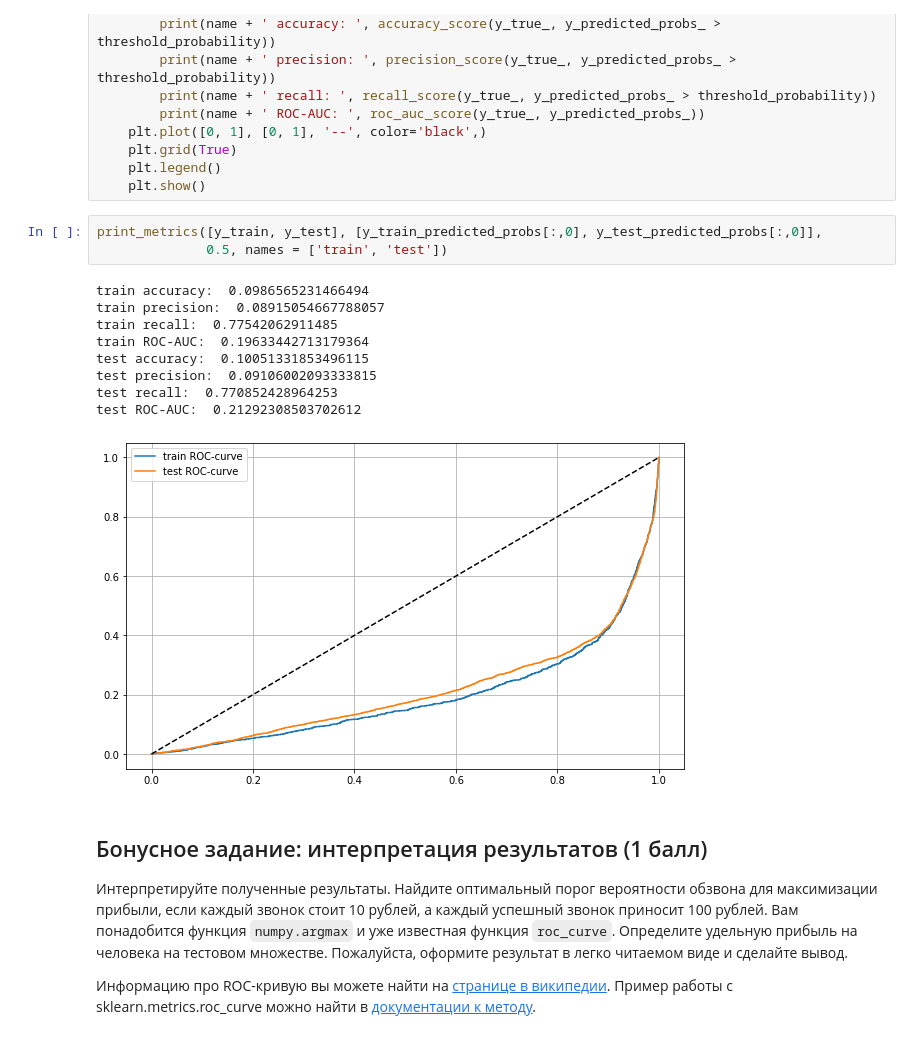
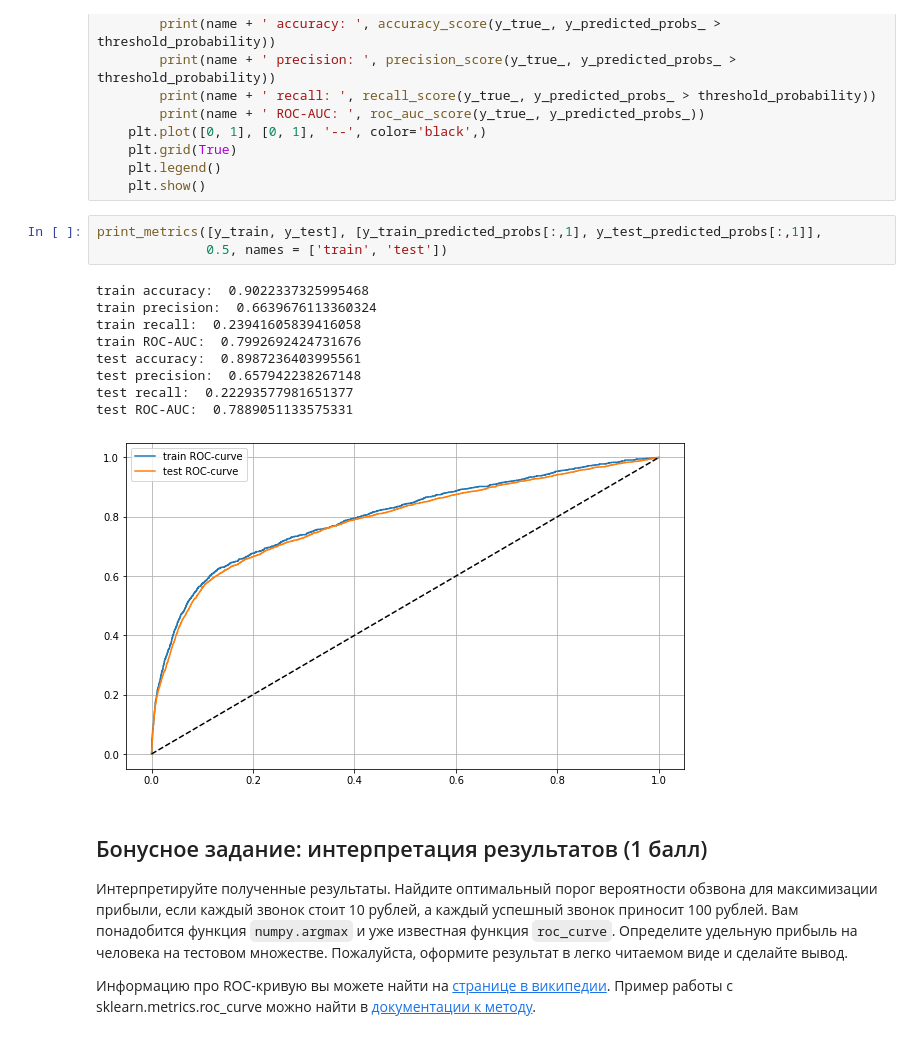
Before and after one commit to t0r1n88/stepic_prepod, a Jupyter notebook: Task 4.ipynb, the cells around one changed output. Drawn from its saved outputs; the diff is of its cells as text.

```diff
--- a/Task 4.ipynb
+++ b/Task 4.ipynb
@@ -346,18 +346,18 @@ def print_metrics(y_true, y_predicted_probs, threshold_probability = 0.5, names
     plt.legend()
     plt.show()
 # %%
-print_metrics([y_train, y_test], [y_train_predicted_probs[:,0], y_test_predicted_probs[:,0]],
+print_metrics([y_train, y_test], [y_train_predicted_probs[:,1], y_test_predicted_probs[:,1]],
               0.5, names = ['train', 'test'])
 # %% [output]
-train accuracy:  0.0986565231466494
-train precision:  0.08915054667788057
-train recall:  0.77542062911485
-train ROC-AUC:  0.19633442713179364
-test accuracy:  0.10051331853496115
-test precision:  0.09106002093333815
-test recall:  0.770852428964253
-test ROC-AUC:  0.21292308503702612
+train accuracy:  0.9022337325995468
+train precision:  0.6639676113360324
+train recall:  0.23941605839416058
+train ROC-AUC:  0.7992692424731676
+test accuracy:  0.8987236403995561
+test precision:  0.657942238267148
+test recall:  0.22293577981651377
+test ROC-AUC:  0.7889051133575331
-[figure, old version]
+[figure, new version]
 # %% [markdown]
 ## Бонусное задание: интерпретация результатов (1 балл)
 Интерпретируйте полученные результаты. Найдите оптимальный порог вероятности обзвона для максимизации прибыли, если каждый звонок стоит 10 рублей, а каждый успешный звонок приносит 100 рублей. Вам понадобится функция ``numpy.argmax`` и уже известная функция ``roc_curve``. Определите удельную прибыль на человека на тестовом множестве. Пожалуйста, оформите результат в легко читаемом виде и сделайте вывод.
```
Also changed, not shown: parts of 7 cells of this notebook.
